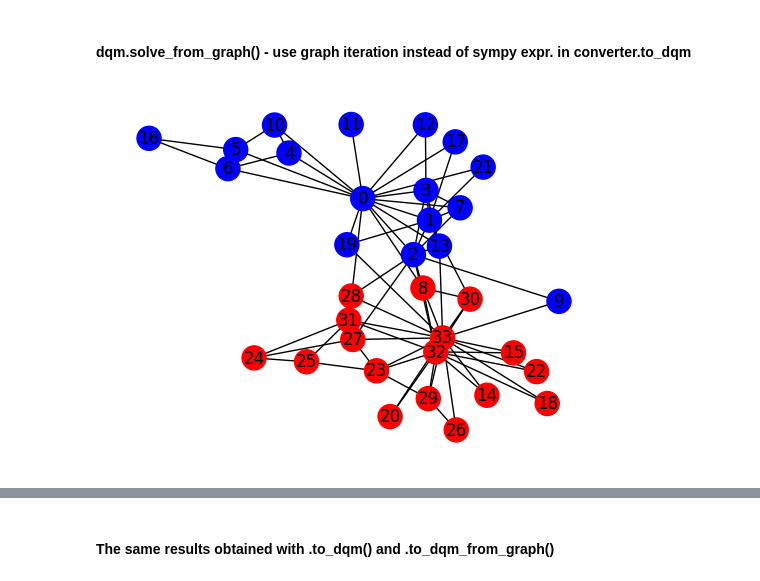
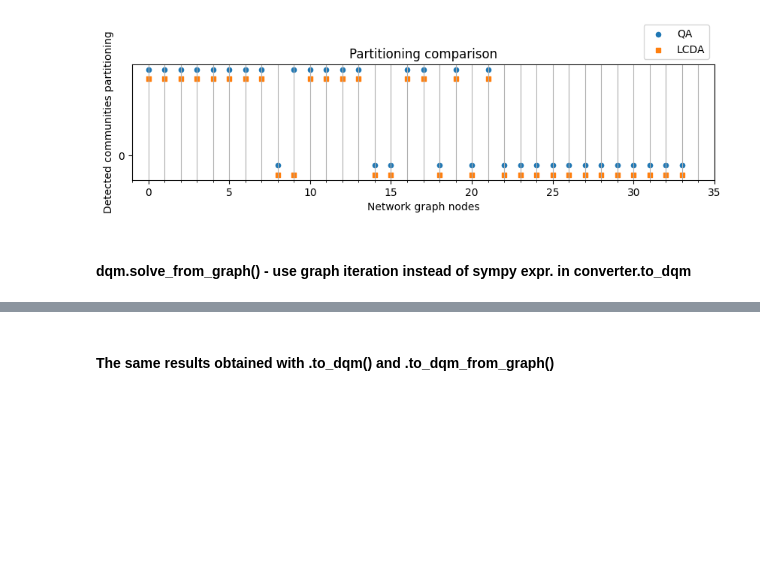
Before and after one commit to qc-lab/QHyper, a Jupyter notebook: demo/karate_club_demo.ipynb, the cells around one changed output, grey strips where cells are left out. Drawn from its saved outputs; the diff is of its cells as text; code cells hidden in the pictures; blank space fills up the shorter version.

```diff
--- a/demo/karate_club_demo.ipynb
+++ b/demo/karate_club_demo.ipynb
@@ -122,3 +110,53 @@ set()
+# %%
+from QHyper.problems.network_communities.utils import ResultsFrame, draw_communities, draw_communities_from_graph
+
+
+nodes = karate_club_problem.G.nodes
+values = [
+    list(karate_dqm_sample.sample.values()),
+    ResultsFrame()
+    .louvain_communities_to_sample_like(lcda_communities)
+    .values(),
+]
+values = [values[0], [abs(1 - x) for x in values[1]]]
+# %%
+import numpy as np
+import matplotlib as mpl
+import matplotlib.pyplot as plt
+
+
+f, ax = plt.subplots(1, 1, figsize=(10, 2))
+
+# Tickers
+x_major_ticker = mpl.ticker.MultipleLocator(5)
+x_minor_ticker = mpl.ticker.MultipleLocator(1)
+
+# Text annotations
+ax.set_title("Partitioning comparison")
+ax.set_xlabel("Network graph nodes")
+ax.set_ylabel("Detected communities partitioning")
+
+# Ticks, lims, tickers
+ax.set_xticks([x for x in range(0, len(nodes) + 1, 5)])
+ax.set_yticks(np.unique(values[0]).flatten())
+ax.set_xlim(-1, len(nodes) + 1)
+ax.xaxis.set_major_locator(x_major_ticker)
+ax.xaxis.set_minor_locator(x_minor_ticker)
+ax.grid(which="both", axis="x")
+
+# Scatter
+off_unit = 0.1
+offsets = [off_unit * i for i in [1, 2]]
+markers = ["o", "s"]
+labels = ["QA", "LCDA"]
+ss = [20, 20]
+
+for i, vals in enumerate(values):
+    offset, s, m, l = offsets[i], ss[i], markers[i], labels[i]
+    ax.scatter(nodes, [v - offset for v in vals], s=s, marker=m, label=l)
+ax.legend(loc=4, bbox_to_anchor=(1, 1));
+# %% [output]
+[figure, added]
 # %% [markdown]
 #### dqm.solve_from_graph() - use graph iteration instead of sympy expr. in converter.to_dqm
 # %%
@@ -132,5 +163,0 @@ qa_communities_fg = get_communities_from_sample(sample_fg)
-# %%
-qa_communities_fg = get_communities_from_sample(sample_fg)
-draw_communities_from_graph(sample_fg)
-# %% [output]
-[figure, removed]
```
Also changed, not shown: parts of 39 cells of this notebook, 19 other files.
